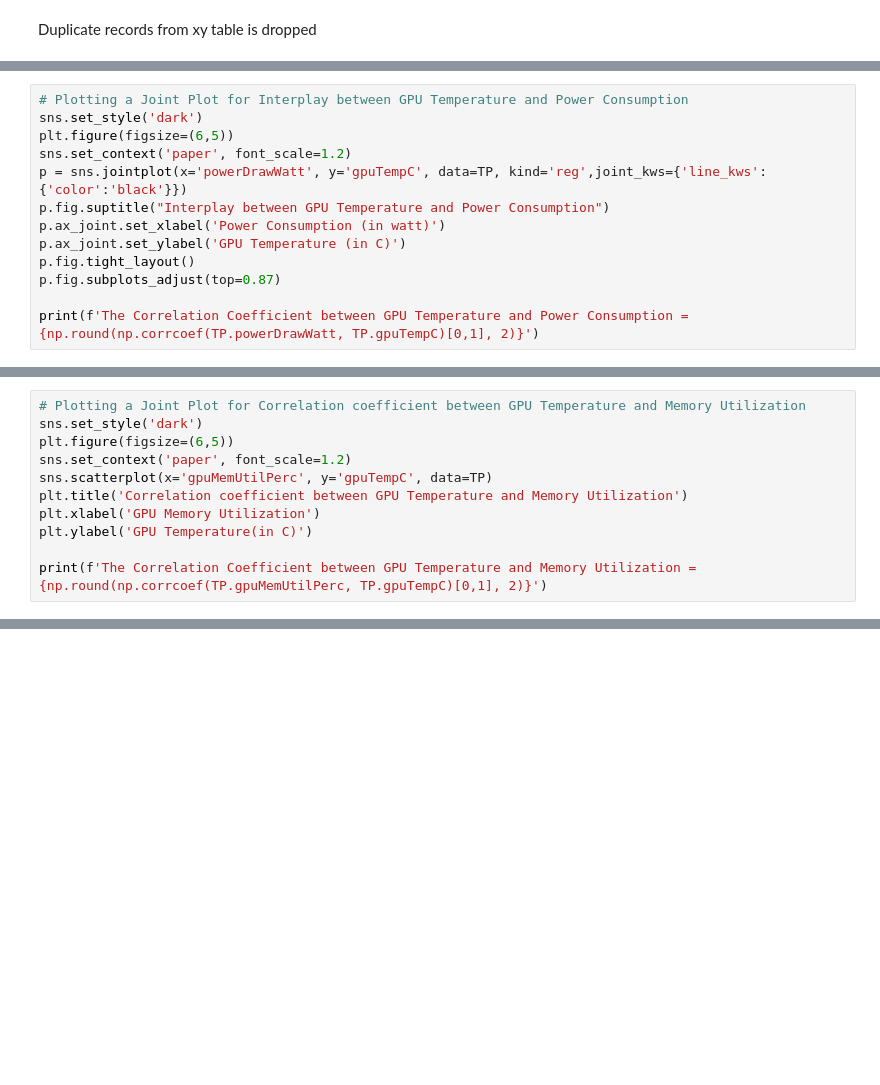
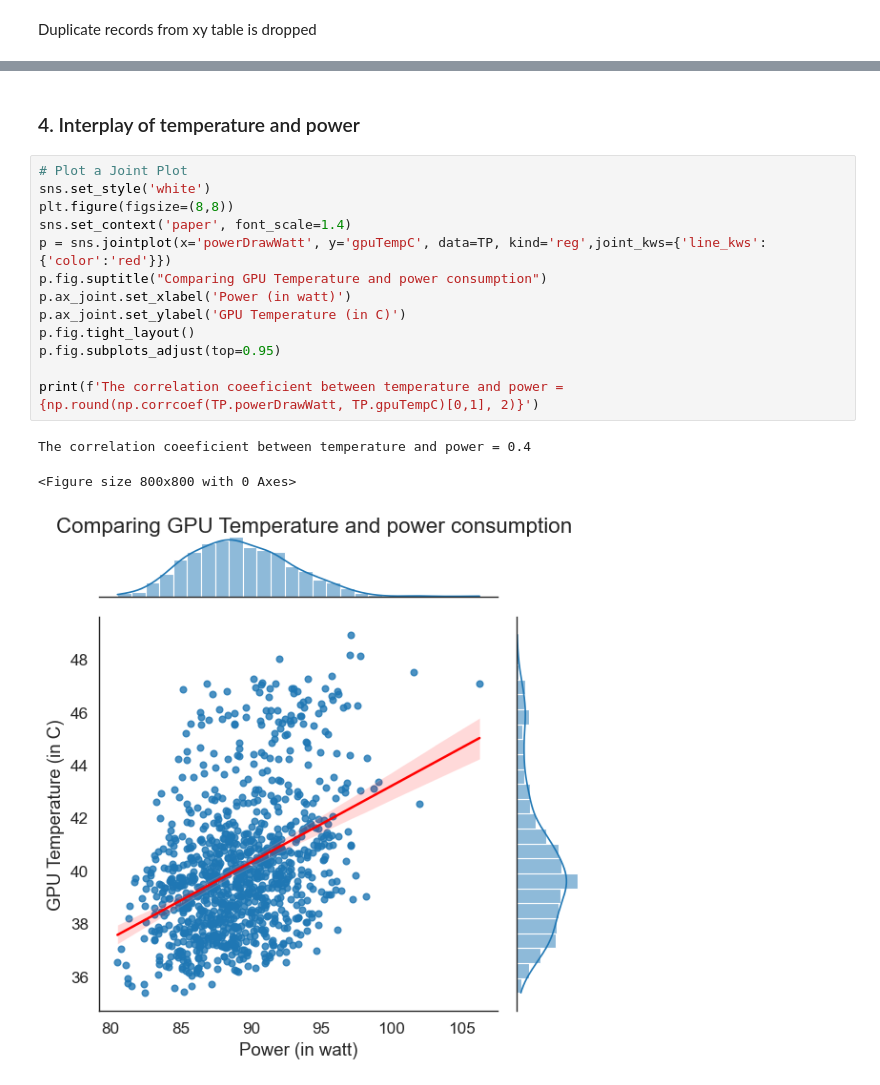
Before and after one commit to GowdhamR07/Cloud-Computing-20403421, a Jupyter notebook: Cloud Computing_RG.ipynb, the cells around one changed output, grey strips where cells are left out. Cells and saved outputs as stored; diff of their text form; blank space fills up the shorter version.

```diff
--- a/Cloud Computing_RG.ipynb
+++ b/Cloud Computing_RG.ipynb
@@ -352,13 +477,0 @@ The below joint plot shows Interplay between GPU temperature and Power Consumpti
-# %%
-# Plotting a Joint Plot for Interplay between GPU Temperature and Power Consumption
-sns.set_style('dark')
-plt.figure(figsize=(6,5))
-sns.set_context('paper', font_scale=1.2)
-p = sns.jointplot(x='powerDrawWatt', y='gpuTempC', data=TP, kind='reg',joint_kws={'line_kws':{'color':'black'}})
-p.fig.suptitle("Interplay between GPU Temperature and Power Consumption")
-p.ax_joint.set_xlabel('Power Consumption (in watt)')
-p.ax_joint.set_ylabel('GPU Temperature (in C)')
-p.fig.tight_layout()
-p.fig.subplots_adjust(top=0.87)
-
-print(f'The Correlation Coefficient between GPU Temperature and Power Consumption = {np.round(np.corrcoef(TP.powerDrawWatt, TP.gpuTempC)[0,1], 2)}')
@@ -369,11 +477,0 @@ The scatter plot below depicts the variation in GPU Memory Utilization Percentag
-# %%
-# Plotting a Joint Plot for Correlation coefficient between GPU Temperature and Memory Utilization
-sns.set_style('dark')
-plt.figure(figsize=(6,5))
-sns.set_context('paper', font_scale=1.2)
-sns.scatterplot(x='gpuMemUtilPerc', y='gpuTempC', data=TP)
-plt.title('Correlation coefficient between GPU Temperature and Memory Utilization')
-plt.xlabel('GPU Memory Utilization')
-plt.ylabel('GPU Temperature(in C)')
-
-print(f'The Correlation Coefficient between GPU Temperature and Memory Utilization = {np.round(np.corrcoef(TP.gpuMemUtilPerc, TP.gpuTempC)[0,1], 2)}')
@@ -396,0 +541,19 @@ The heatmap for Event Render Time for each coordinate of the rendered tile for l
+# %% [markdown]
+### 4. Interplay of temperature and power
+# %%
+# Plot a Joint Plot
+sns.set_style('white')
+plt.figure(figsize=(8,8))
+sns.set_context('paper', font_scale=1.4)
+p = sns.jointplot(x='powerDrawWatt', y='gpuTempC', data=TP, kind='reg',joint_kws={'line_kws':{'color':'red'}})
+p.fig.suptitle("Comparing GPU Temperature and power consumption")
+p.ax_joint.set_xlabel('Power (in watt)')
+p.ax_joint.set_ylabel('GPU Temperature (in C)')
+p.fig.tight_layout()
+p.fig.subplots_adjust(top=0.95)
+
+print(f'The correlation coeeficient between temperature and power = {np.round(np.corrcoef(TP.powerDrawWatt, TP.gpuTempC)[0,1], 2)}')
+# %% [output]
+The correlation coeeficient between temperature and power = 0.4
+<Figure size 800x800 with 0 Axes>
+[figure, added]
```
Also changed, not shown: parts of 78 cells of this notebook, 5 other files.
